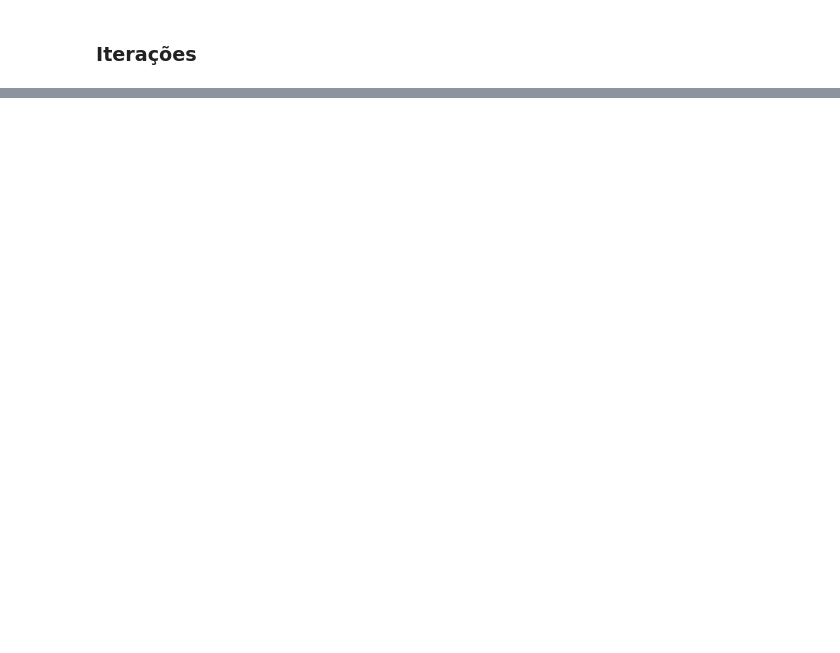
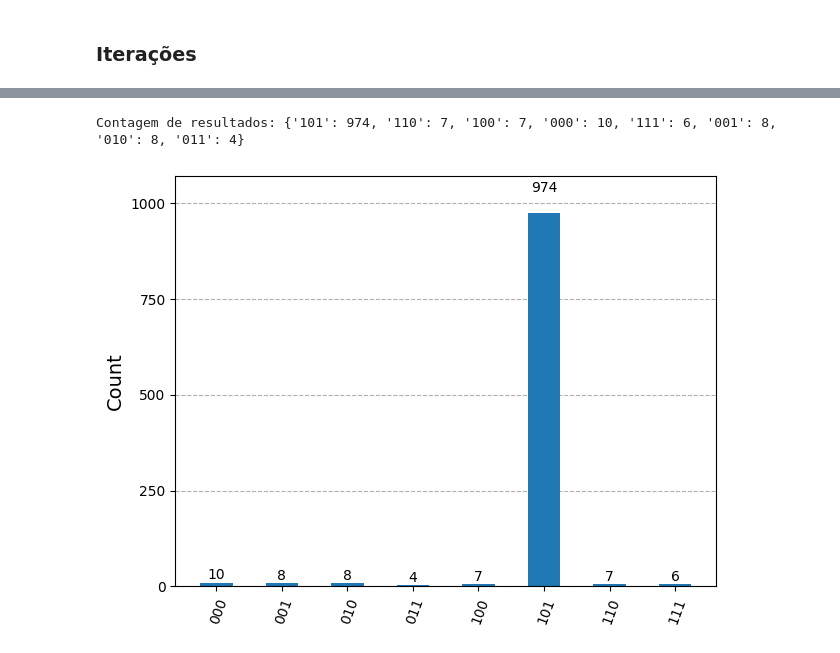
Before and after one commit to priscillalea/quantum-software.ipynb, a Jupyter notebook: quantum-associative-memory.ipynb, the cells around one changed output, grey strips where cells are left out. Cells and saved outputs as stored; diff of their text form; code cells hidden in the pictures; blank space fills up the shorter version.

```diff
--- a/quantum-associative-memory.ipynb
+++ b/quantum-associative-memory.ipynb
@@ -44,0 +180,14 @@ qc.draw("mpl")
+# %%
+# execução no simulador local
+simulator = Aer.get_backend('qasm_simulator') # seleciona o backend do simulador
+compiled_qc = transpile(qc, simulator) # transpila o circuito para o formato do simulador
+
+job = simulator.run(compiled_qc, shots=shots) # executa o circuito no simulador com o número de shots definido
+result = job.result() # obtém os resultados da execução
+counts = result.get_counts(compiled_qc) # obtém a contagem de cada resultado medido
+
+print("Contagem de resultados:", counts)
+plot_histogram(counts)
+# %% [output]
+Contagem de resultados: {'101': 974, '110': 7, '100': 7, '000': 10, '111': 6, '001': 8, '010': 8, '011': 4}
+[figure, added]
```
Also changed, not shown: parts of 13 cells of this notebook.
